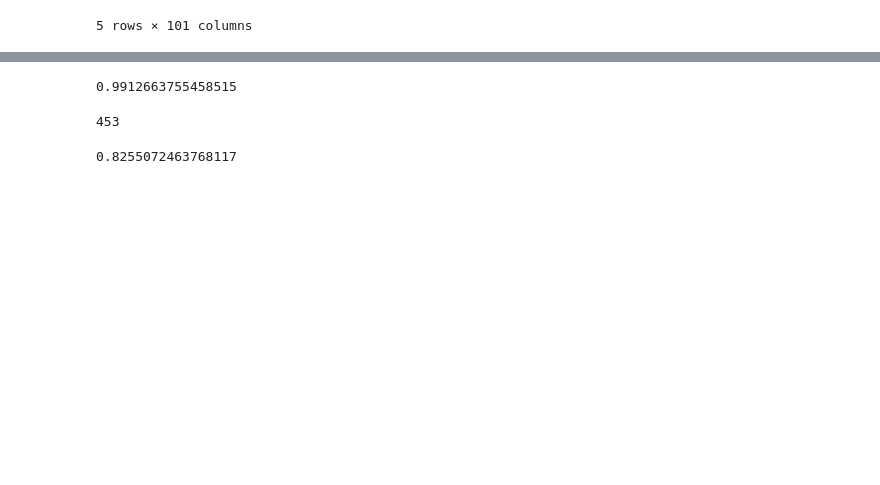
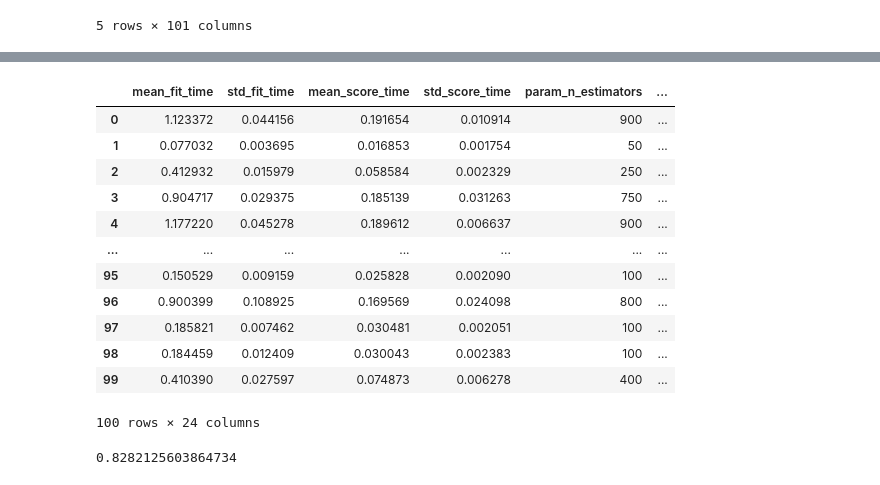
Before and after one commit to ToxPuro/Intro_to_ML_project, a Jupyter notebook: project.ipynb, the cells around one changed output, grey strips where cells are left out. Saved outputs shown, nothing was run; the diff lists cells and outputs as text; code cells hidden in the pictures; blank space fills up the shorter version.

```diff
--- a/project.ipynb
+++ b/project.ipynb
@@ -578 +619,17 @@ Name: 0, dtype: object
+# %%
+multiclass_random_forest_final_table
+# %% [output]
+|  | mean_fit_time | std_fit_time | mean_score_time | std_score_time | param_n_estimators | ... |
+| 0 | 1.123372 | 0.044156 | 0.191654 | 0.010914 | 900 | ... |
+| 1 | 0.077032 | 0.003695 | 0.016853 | 0.001754 | 50 | ... |
+| 2 | 0.412932 | 0.015979 | 0.058584 | 0.002329 | 250 | ... |
+| 3 | 0.904717 | 0.029375 | 0.185139 | 0.031263 | 750 | ... |
+| 4 | 1.177220 | 0.045278 | 0.189612 | 0.006637 | 900 | ... |
+| ... | ... | ... | ... | ... | ... | ... |
+| 95 | 0.150529 | 0.009159 | 0.025828 | 0.002090 | 100 | ... |
+| 96 | 0.900399 | 0.108925 | 0.169569 | 0.024098 | 800 | ... |
+| 97 | 0.185821 | 0.007462 | 0.030481 | 0.002051 | 100 | ... |
+| 98 | 0.184459 | 0.012409 | 0.030043 | 0.002383 | 100 | ... |
+| 99 | 0.410390 | 0.027597 | 0.074873 | 0.006278 | 400 | ... |
+100 rows × 24 columns
 # %%
@@ -591,36 +650,16 @@ multiclass_output['class4'] = multiclass_RCF.predict(multiclass_test_features)
 multiclass_output['nonevent'] = np.array(multiclass_RCF.predict_proba(multiclass_test_features))[:, 3]
 multiclass_output['p'] = np.ones(len(multiclass_output)) - np.array(multiclass_output['nonevent'])
 multiclass_output.drop('nonevent', axis=1, inplace=True)
-# %%
-train_predict = multiclass_RCF.predict(npf[multiclass_feature_names])
-train_targets = npf['class']
-train_check = pd.DataFrame()
-train_check.index = npf.index
-train_check['Prediction'] = train_predict
-train_check['True'] = train_targets
-
-correct = 0
-for date in train_check.index:
-    prediction = train_check.loc[date, 'Prediction']
-    true = train_check.loc[date, 'True']
-    if (prediction == 'nonevent' and true == 'nonevent') or (prediction != 'nonevent' and true != 'nonevent'):
-        correct += 1
-
-predicted_binary_accuracy = correct/len(npf)
-predicted_binary_accuracy
-# %% [output]
-0.9912663755458515
-# %%
-len(train_check[train_check['Prediction'] == train_check['True']])
-# %% [output]
-453
 # %%
+#Compute (Expected) Binary Accuracy of Multiclass Random Forest Classifier
+
 accuracies = list()
 features = npf[multiclass_feature_names]
 target = npf['class']
 
 binary_acc = list()
-for train_index, test_index in kf.split(features):
+rkf = RepeatedKFold(n_splits=10, n_repeats=10)
+for train_index, test_index in rkf.split(features):
     features_train = features.iloc[train_index]
     features_test = features.iloc[test_index]
     target_train = target.iloc[train_index]
@@ -628,6 +667,7 @@ for train_index, test_index in kf.split(features):
 
     model = RandomForestClassifier(n_jobs=-1, n_estimators = params[0], min_samples_split=params[1], min_samples_leaf=params[2],
                                    max_features=params[3], max_depth=params[4], bootstrap=params[5])
+
     model.fit(features_train, target_train)
 
     train_predict = model.predict(features_test[multiclass_feature_names])
@@ -646,10 +686,9 @@ for train_index, test_index in kf.split(features):
 
 binary_acc = np.array(binary_acc)
 predicted_binary_accuracy = binary_acc.mean()
+predicted_binary_accuracy
+# %% [output]
+0.8282125603864734
-# %%
-predicted_binary_accuracy
-# %% [output]
-0.8255072463768117
 # %%
 output1 = [round(predicted_binary_accuracy, 2), 'class4'] + list(multiclass_output['class4'].values)
 output2 = ['', 'p'] + list(multiclass_output['p'].values)
```
Also changed, not shown: parts of 24 cells of this notebook.
